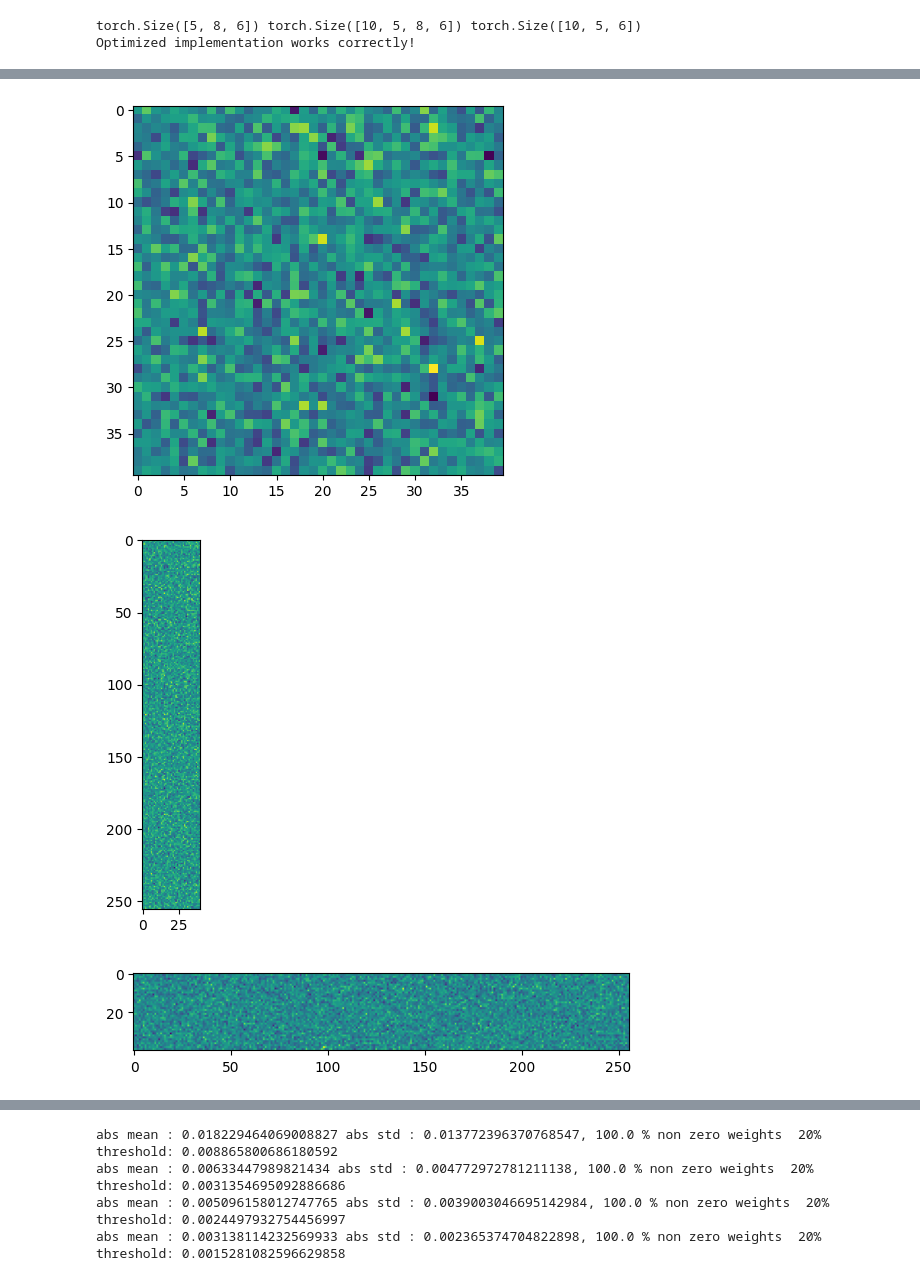
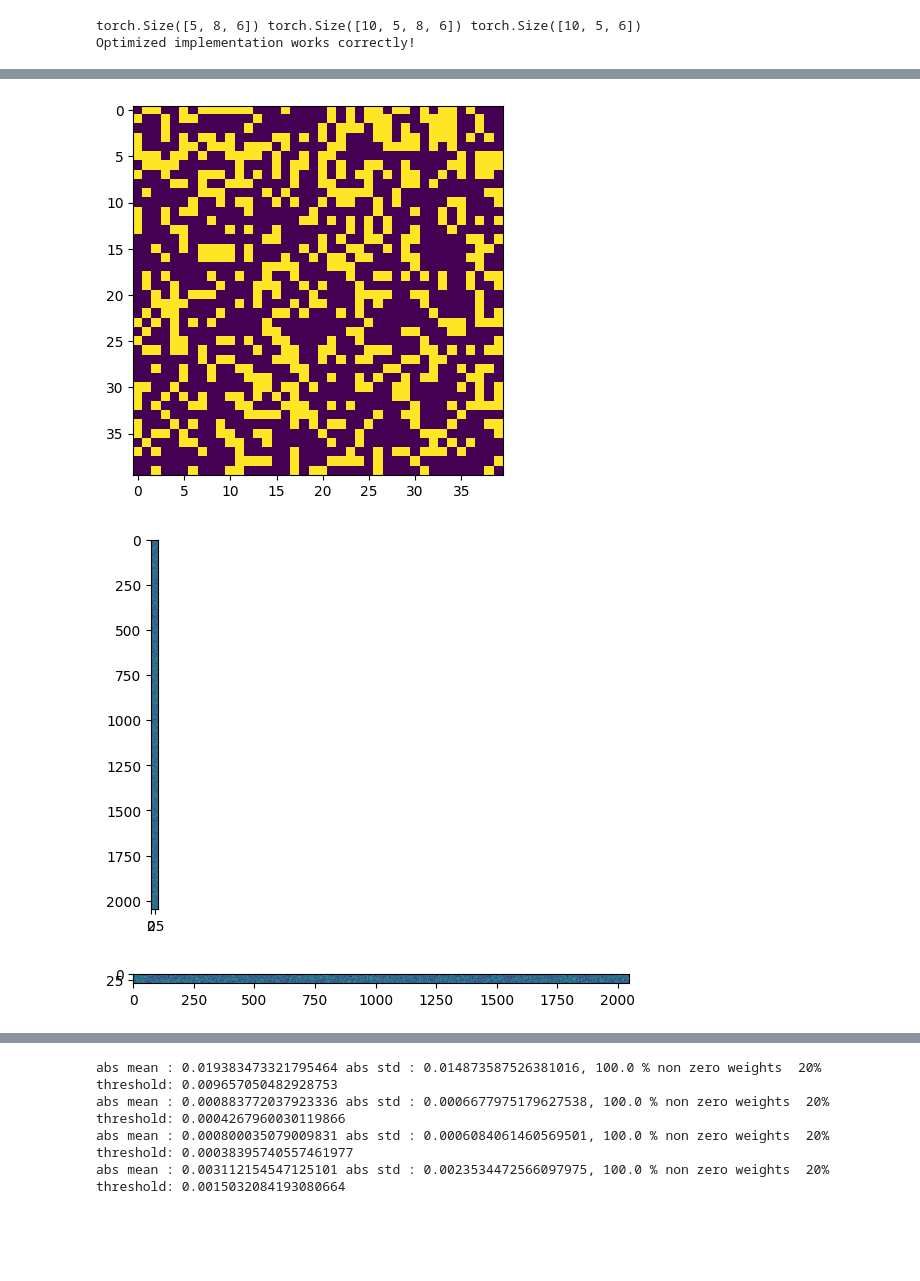
Before and after one commit to Aymco/language_models, a Jupyter notebook: my_makemore_loop.ipynb, the cells around one changed output, grey strips where cells are left out. Cells and saved outputs as stored; diff of their text form; code cells hidden in the pictures; blank space fills up the shorter version.

Commit message:
Linear block added

```diff
--- a/my_makemore_loop.ipynb
+++ b/my_makemore_loop.ipynb
@@ -13,8 +13,8 @@ import torch.nn as nn
 device = 'cpu'
 if torch.cuda.is_available():
     device = 'cuda'
-# elif hasattr(torch.backends, "mps") and torch.backends.mps.is_available():
-#    device = "mps:0"
+elif hasattr(torch.backends, "mps") and torch.backends.mps.is_available():
+   device = "mps:0"
 
 print(f"Running on {device}")
 # %% [output]
@@ -585,7 +590,7 @@ torch.Size([10, 1, 2, 3, 5, 3])
 # %%
 
 n_embd = 40 # the dimensionality of the character embedding vectors
-n_hidden = 256 # the number of neurons in the hidden layer of the MLP
+n_hidden = 2048#256 # the number of neurons in the hidden layer of the MLP
 n_out_hidden = n_embd
 
 
@@ -661,9 +666,8 @@ layers.2.bias                  :  (65,)                 size : 65          (cpu)
 # %%
 # same optimization as last time
 steps = 2_000
-
-batch_size = 64# 256
-T = 32
+batch_size = 256
+T = 128
 
 
 model.train()
@@ -676,7 +680,8 @@ for p in model.parameters():
 
 
 total_steps = len(lossi)
-steps = steps - total_steps % steps
+steps = steps - (total_steps + steps) % steps
+steps = max(10, steps)
 total_steps += steps
 start_time = time.time()
 
@@ -717,7 +722,7 @@ for i in range(steps):
     ##################################################
 
     # update
-    lr = 0.0001 if train_index < 3500 else 0.00002 # step learning rate decay
+    lr = 0.00002 if train_index < 3500 else 0.00001 # step learning rate decay
 
     for name, p in model.named_parameters():
         p.data += -lr * p.grad
@@ -751,5 +756,6 @@ for i in range(steps):
         print(f'{train_index:7d}/{total_steps:7d}:  {average_loss:.4f} - {10**average_loss:.4f}  ({train_time:.0f}s : +{dt:.0f}s)  {processed_tokens / (dt*1e3):.0f} k tok/s')
 
     train_index += 1
+
 print(f"Training time: {train_time:.0f} seconds")
 # %% [output]
@@ -768,39 +764,44 @@ Training time: 100 seconds
 # %%
-
 
 
 def find_loop(layer):
     if layer.__class__.__name__ == "SplitSum":
         for l in layer.layers:
             global layers
-            layers.append(l)
+            if l.__class__.__name__ == "Linear" or l.__class__.__name__ == "LinearBlocks":
+                layers.append(l)
+
+    if layer.__class__.__name__ == "Loop":
+        if layer.layer.layers[0].__class__.__name__ == "Linear":
+            layers.append()
 
 layers = []
 call(model, find_loop);
 
 for layer in layers:
     loop_w = layer.weight
-    plt.imshow(loop_w.cpu().numpy())
-    # represent 20 % that are the closest to 0
-    # plt.imshow(torch.abs(loop_w).cpu().numpy() > threshold, cmap= 'binary')
+    if loop_w.dim() == 3:
+        loop_w = loop_w.view(-1, loop_w.shape[-1])
+    threshold = np.percentile(loop_w.abs().cpu().numpy(), 30)
+    plt.imshow(loop_w.cpu().numpy() > threshold)
     plt.show()
 
 for layer in layers:
     w = layer.weight
     threshold = np.percentile(w.abs().cpu().numpy(), 30)
     print(f"abs mean : {w.abs().mean().item()} abs std : {w.abs().std().item()}, {w.count_nonzero()/ w.nelement() *100} % non zero weights  20% threshold: {threshold}")
     #plt.plot(np.histogram(w.flatten().cpu().numpy(), bins=200)[0])
     # plot the histogram with the correct x axis
     h = np.histogram(w.flatten().cpu().numpy(), bins=200, density=True)
     plt.plot(h[1][:-1], h[0])
 
 plt.legend([f"layer {i}  {l.weight.shape}" for i, l in enumerate(layers)])
 
 w = torch.cat([layer.weight.flatten() for layer in layers], dim=0)
 threshold = np.percentile(w.abs().cpu().numpy(), 30)
 # plt.axvline(x=-threshold, color='r', linestyle='--')
 # plt.axvline(x=threshold, color='r', linestyle='--')
 # %% [output]
-[figure, old version]
+[figure, new version]
-[figure, old version]
+[figure, new version]
-[figure, old version]
+[figure, new version]
@@ -808,4 +809,4 @@ threshold = np.percentile(w.abs().cpu().numpy(), 30)
-abs mean : 0.018229464069008827 abs std : 0.013772396370768547, 100.0 % non zero weights  20% threshold: 0.008865800686180592
-abs mean : 0.00633447989821434 abs std : 0.004772972781211138, 100.0 % non zero weights  20% threshold: 0.0031354695092886686
-abs mean : 0.005096158012747765 abs std : 0.0039003046695142984, 100.0 % non zero weights  20% threshold: 0.0024497932754456997
-abs mean : 0.003138114232569933 abs std : 0.002365374704822898, 100.0 % non zero weights  20% threshold: 0.0015281082596629858
+abs mean : 0.019383473321795464 abs std : 0.014873587526381016, 100.0 % non zero weights  20% threshold: 0.009657050482928753
+abs mean : 0.000883772037923336 abs std : 0.0006677975179627538, 100.0 % non zero weights  20% threshold: 0.0004267960030119866
+abs mean : 0.000800035079009831 abs std : 0.0006084061460569501, 100.0 % non zero weights  20% threshold: 0.00038395740557461977
+abs mean : 0.003112154547125101 abs std : 0.0023534472566097975, 100.0 % non zero weights  20% threshold: 0.0015032084193080664
```
Also changed, not shown: parts of 9 cells of this notebook.
